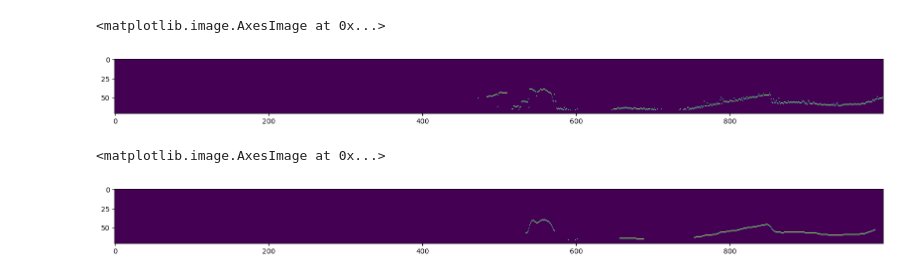
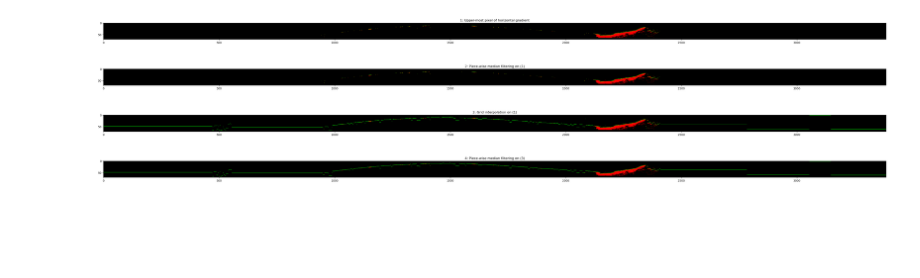
Before and after one commit to uderhardtlab/synovium_surface, a Jupyter notebook: notebooks/surface_extraction.ipynb, the cells around one changed output. Cells and saved outputs as stored; diff of their text form; code cells hidden in the pictures; blank space fills up the shorter version.

```diff
--- a/notebooks/surface_extraction.ipynb
+++ b/notebooks/surface_extraction.ipynb
@@ -30,4 +27,6 @@ image.shape
 # %%
-smoothed_image = smooth_image_in_xy(image)
-binary_image = image > 6 # TODO thresholding?
+smoothed_image = smooth_image_in_xyz(image)
+binary_image = image > 6
 top_layer = get_top_layer(binary_image)
+binary_image = cp.asnumpy(binary_image)
+top_layer_3d = get_layer_in_3d(top_layer, image.shape)
@@ -35,0 +33,3 @@ top_layer_3d = get_layer_in_3d(top_layer, image.shape)
+# %%
+top_layer_interp = interpolate_top_layer(top_layer, image.shape[0], method="nearest")
+interp_top_layer_3d = cp.asnumpy(get_layer_in_3d(top_layer_interp, image.shape))
@@ -35,0 +39,7 @@ top_layer_3d = get_layer_in_3d(top_layer, image.shape)
+# %%
+median_filtered_interp_top_layer = median_filtering_in_xy(top_layer_interp, size=5)
+piece_wise_smoothed_top_layer = patch(top_layer, median_filtered_interp_top_layer)
+piece_wise_smoothed_top_layer_3d = cp.asnumpy(get_layer_in_3d(piece_wise_smoothed_top_layer, image.shape))
+# %%
+smoothed_top_layer = median_filtering_in_xy(top_layer_interp, size=5)
+smoothed_top_layer_3d = cp.asnumpy(get_layer_in_3d(smoothed_top_layer, image.shape))
@@ -36,10 +56,31 @@ top_layer_3d = get_layer_in_3d(top_layer, image.shape)
 # %%
-plt.figure(figsize=(20,20))
-img = top_layer_3d[:, 500, :]
-img = img.astype(float) / np.max(img)
-img *= 255
-plt.imshow(img.astype(int))
+f, axs = plt.subplots(4, figsize=(40,10))
+bin = cp.asnumpy(binary_image[:, 100, :])
+bin = bin / np.max(bin) * 255
+
+grad = cp.asnumpy(top_layer_3d[:, 100, :])
+grad = 255 * grad.astype(float) / np.max(grad)
+
+pw_smooth = piece_wise_smoothed_top_layer_3d[:, 100, :]
+pw_smooth = pw_smooth / np.max(pw_smooth) * 255
+
+interp = interp_top_layer_3d[:, 100, :]
+interp = interp / np.max(interp) * 255
+
+smooth = smoothed_top_layer_3d[:, 100, :]
+smooth = smooth / np.max(smooth) * 255
+
+
+axs[0].imshow(np.array([bin, grad, np.zeros_like(bin)]).transpose((1, 2, 0)).astype(int))
+axs[1].imshow(np.array([bin, pw_smooth, np.zeros_like(bin)]).transpose((1, 2, 0)).astype(int))
+axs[2].imshow(np.array([bin, interp, np.zeros_like(bin)]).transpose((1, 2, 0)).astype(int))
+axs[3].imshow(np.array([bin, smooth, np.zeros_like(bin)]).transpose((1, 2, 0)).astype(int))
+
+axs[0].set_title("1: Upper-most pixel of horizontal gradient")
+axs[1].set_title("2: Piece-wise median filtering on (1)")
+axs[2].set_title("3: Grid interpolation on (1)")
+axs[3].set_title("4: Piece-wise median filtering on (3)")
+plt.tight_layout()
 # %% [output]
-<matplotlib.image.AxesImage at 0x...>
-[figure, old version]
+[figure, new version]
 # %%
@@ -50,10 +88 @@ piece_wise_smoothed_top_layer_3d = get_layer_in_3d(piece_wise_smoothed_top_layer
-# %%
-plt.figure(figsize=(20,20))
-img = piece_wise_smoothed_top_layer_3d[:, 500, :]
-img = img.astype(float) / np.max(img)
-img *= 255
-plt.imshow(img.astype(int))
-# %% [output]
-<matplotlib.image.AxesImage at 0x...>
-[figure, removed]
 # %%
```
Also changed, not shown: parts of 16 cells of this notebook, 2 other files.
